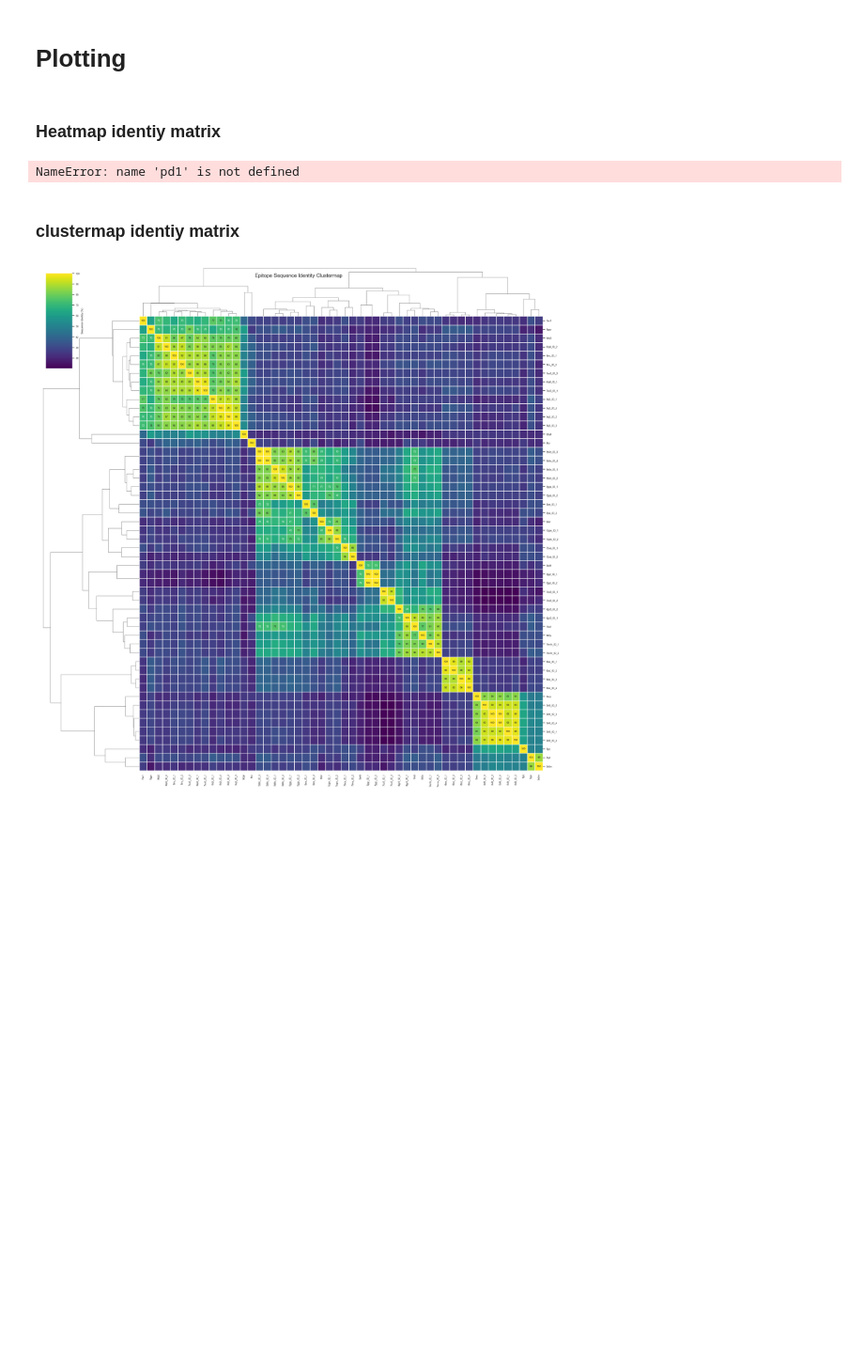
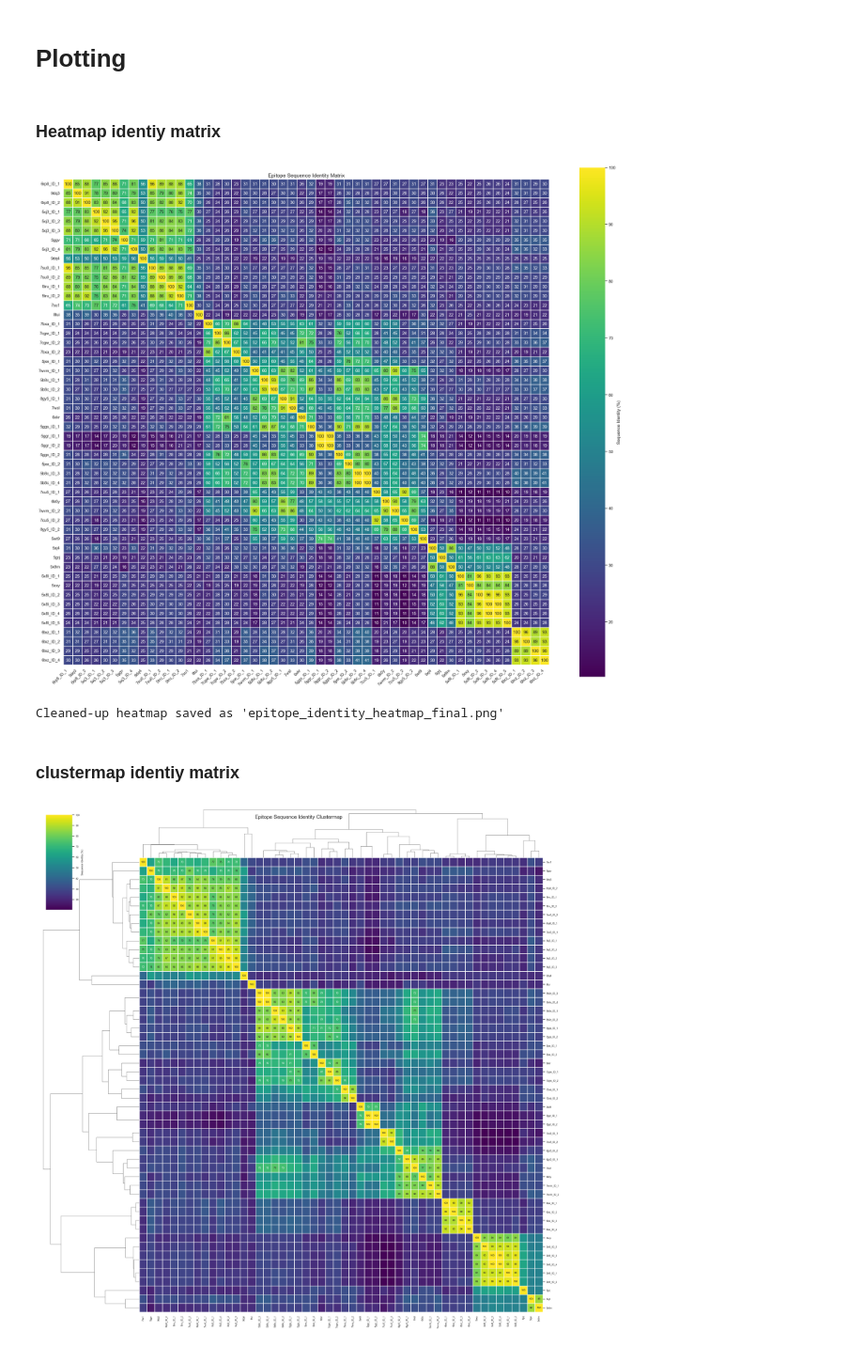
Before and after one commit to datascience-2025-group4/group04-team01, a Jupyter notebook: Structural Analysis_Epitope_Interface.ipynb, the cells around one changed output. Shown at 94% size. Drawn from its saved outputs; the diff is of its cells as text; code cells hidden in the pictures; blank space fills up the shorter version.

```diff
--- a/Structural Analysis_Epitope_Interface.ipynb
+++ b/Structural Analysis_Epitope_Interface.ipynb
@@ -818,66 +916,38 @@ import numpy as np
 
 
 from collections import defaultdict, Counter
-
-checkpoints = ['PD-1', 'PD-L1', 'CTLA-4', 'KIR', 'LAG3', 'TIM3']
-
-pdb_ids = {
-    'PD-1': pd1['pdb'].unique().tolist(), # mit variable funktioniert unique nicht
-    'PD-L1': pdl1['pdb'].unique().tolist(),
-    'CTLA-4': ctla4['pdb'].unique().tolist(),
-    'KIR': kir['pdb'].unique().tolist(),
-    'LAG3': lag3['pdb'].unique().tolist(),
-    'TIM3': tim3['pdb'].unique().tolist(),
-}
-
-# Create mapping from PDB ID → Checkpoint
-pdb_to_checkpoint = {}
-for checkpoint, pdb_list in pdb_ids.items():
-    for pdb in pdb_list:
-        pdb_to_checkpoint[pdb.lower()] = checkpoint
-
-# Update row and column labels using base PDB ID
-def get_checkpoint_label(pdb_id):
-    base_id = pdb_id.lower().split('_')[0]  # e.g. "5x8l_ID_1" → "5x8l"
-    checkpoint = pdb_to_checkpoint[base_id]
-    return f"{checkpoint} | {pdb_id}"
-
-df = df.copy()
-df.index = [get_checkpoint_label(p) for p in df.index]
-df.columns = [get_checkpoint_label(p) for p in df.columns]
-
-
 
 annot_data = df.applymap(lambda x: f"{x:.0f}")
 mask = None
 
 plt.figure(figsize=(24, 20))
 sns.set(style="white", font_scale=1.0)
 # annot_data = df.applymap(lambda x: f"{int(x)}" if x >= 70 else "")
 
 
 ax = sns.heatmap(
     df,
     annot=annot_data,
     fmt="",
     cmap="viridis",
     mask=mask,
     square=True,
     linewidths=0.3,
     cbar_kws={"label": "Sequence Identity (%)"}
 )
 
 plt.xticks(rotation=45, ha="right")
 plt.yticks(rotation=0)
 plt.title("Epitope Sequence Identity Matrix", fontsize=14)
 plt.tight_layout()
 
 plt.savefig("epitope_identity_heatmap_final.png", dpi=300)
 plt.show()
 
 print("Cleaned-up heatmap saved as 'epitope_identity_heatmap_final.png'")
 # %% [output]
+[figure, added]
-NameError: name 'pd1' is not defined
+Cleaned-up heatmap saved as 'epitope_identity_heatmap_final.png'
 # %% [markdown]
 ### clustermap identiy matrix
 # %%
```
Also changed, not shown: parts of 13 cells of this notebook, 4 other files.
